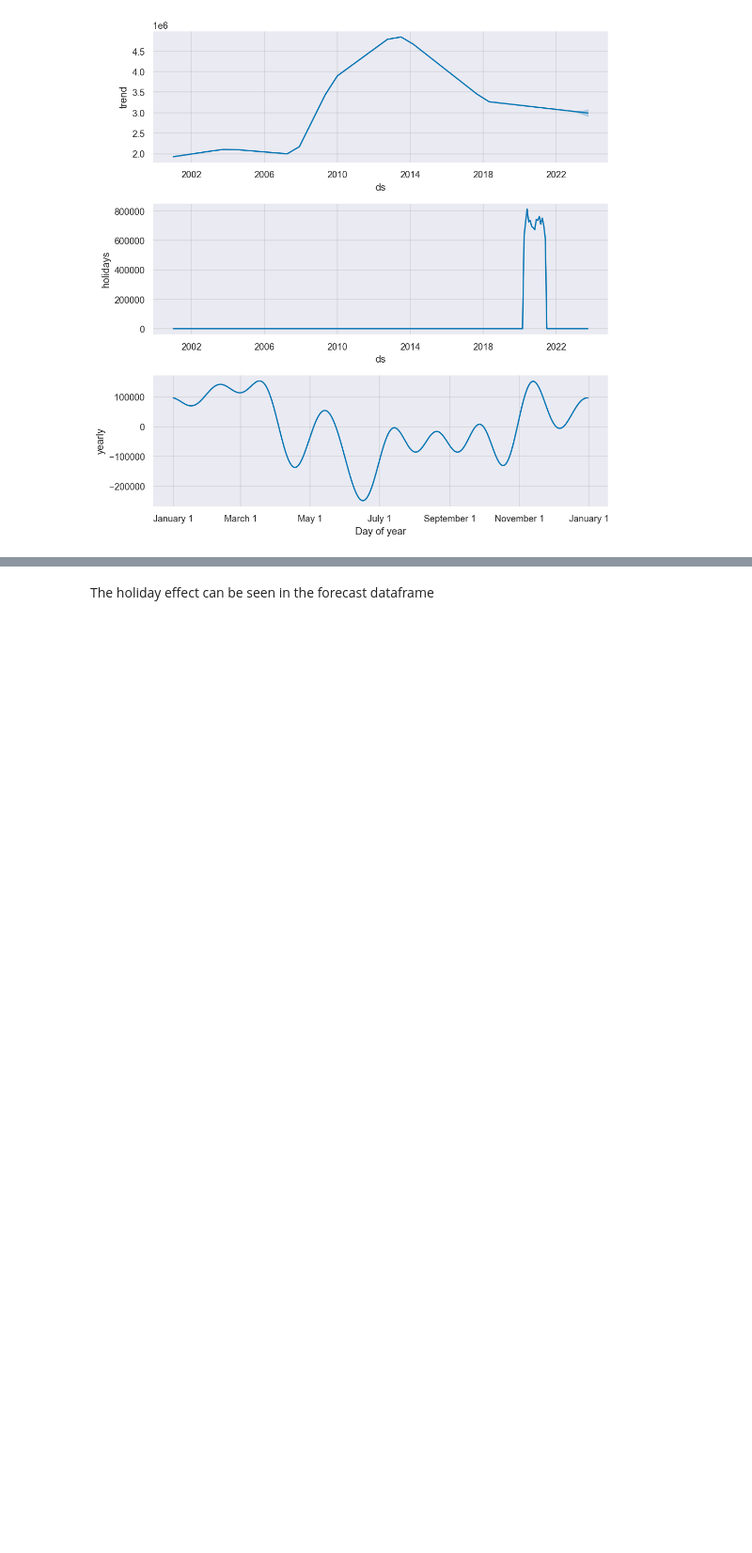
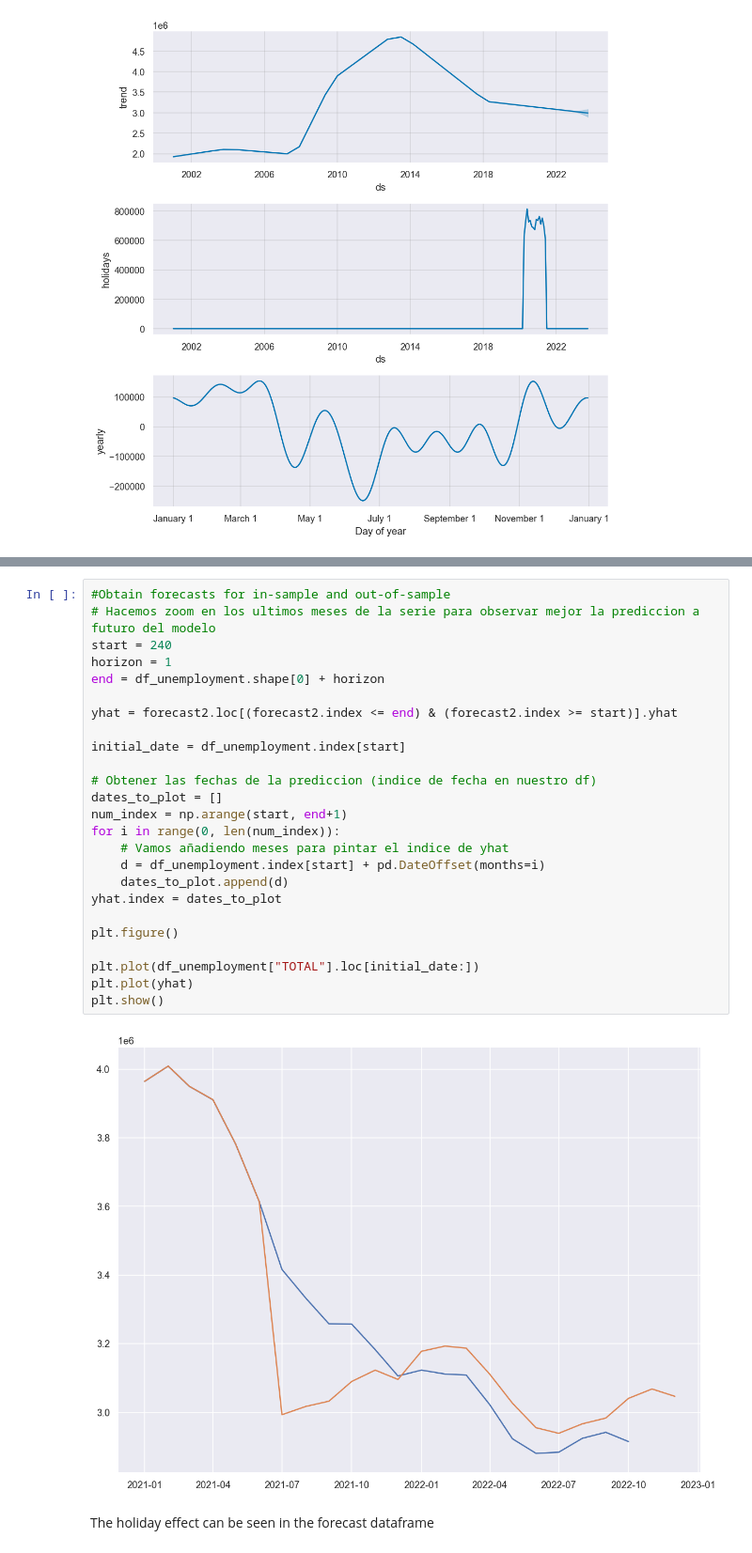
Before and after one commit to MartaSimon/ML_A2, a Jupyter notebook: script_final.ipynb, the cells around one changed output, grey strips where cells are left out. Shown at 94% size. Cells and saved outputs as stored; diff of their text form; blank space fills up the shorter version.

```diff
--- a/script_final.ipynb
+++ b/script_final.ipynb
@@ -1181,3 +1187,30 @@ fig = prophet_int2.plot_components(forecast2)
+# %%
+#Obtain forecasts for in-sample and out-of-sample
+# Hacemos zoom en los ultimos meses de la serie para observar mejor la prediccion a futuro del modelo
+start = 240
+horizon = 1
+end = df_unemployment.shape[0] + horizon
+
+yhat = forecast2.loc[(forecast2.index <= end) & (forecast2.index >= start)].yhat
+
+initial_date = df_unemployment.index[start]
+
+# Obtener las fechas de la prediccion (indice de fecha en nuestro df)
+dates_to_plot = []
+num_index = np.arange(start, end+1)
+for i in range(0, len(num_index)):
+    # Vamos añadiendo meses para pintar el indice de yhat
+    d = df_unemployment.index[start] + pd.DateOffset(months=i)
+    dates_to_plot.append(d)
+yhat.index = dates_to_plot
+
+plt.figure()
+
+plt.plot(df_unemployment["TOTAL"].loc[initial_date:])
+plt.plot(yhat)
+plt.show()
+# %% [output]
+[figure, added]
 # %% [markdown]
 The holiday effect can be seen in the forecast dataframe
 # %%
```
Also changed, not shown: parts of 14 cells of this notebook.
